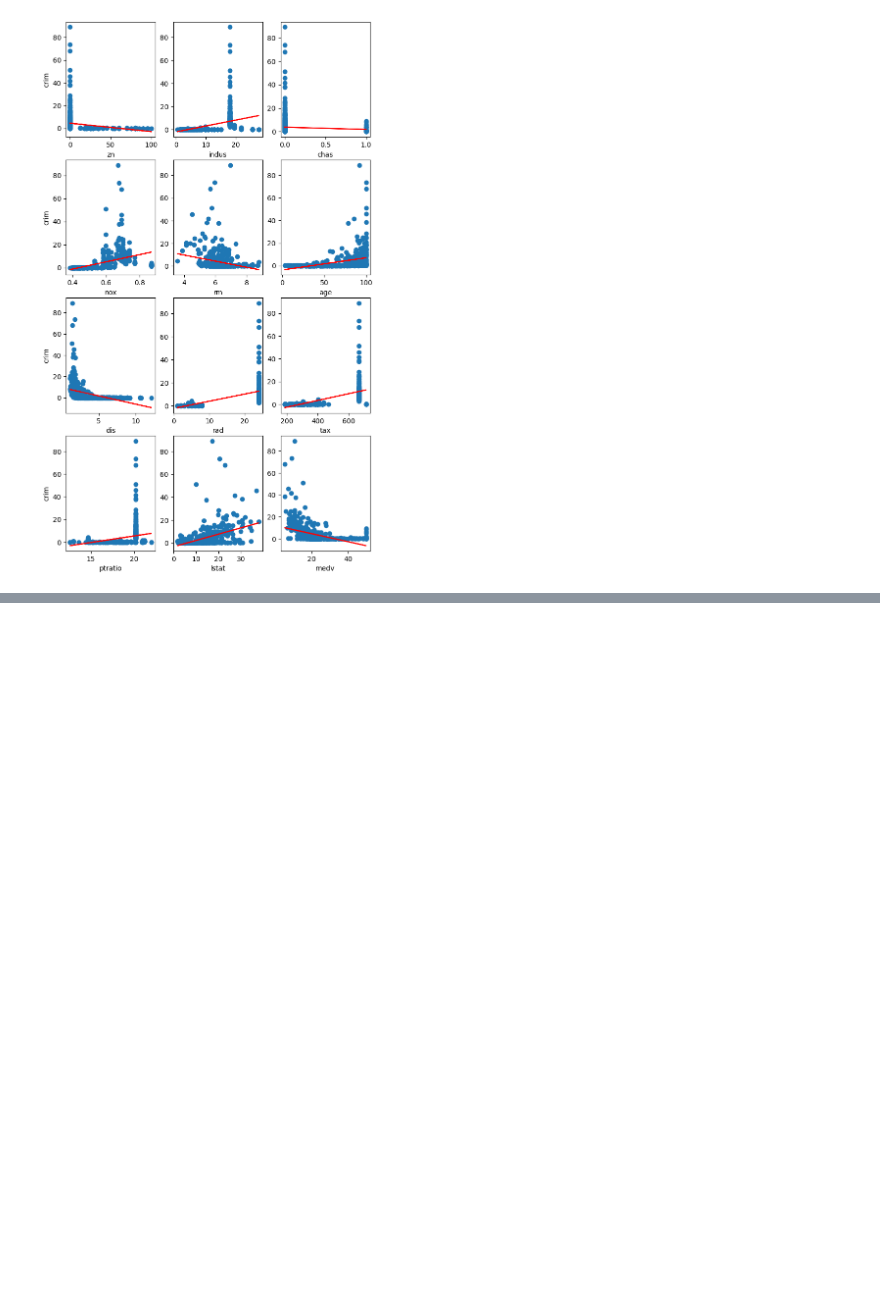
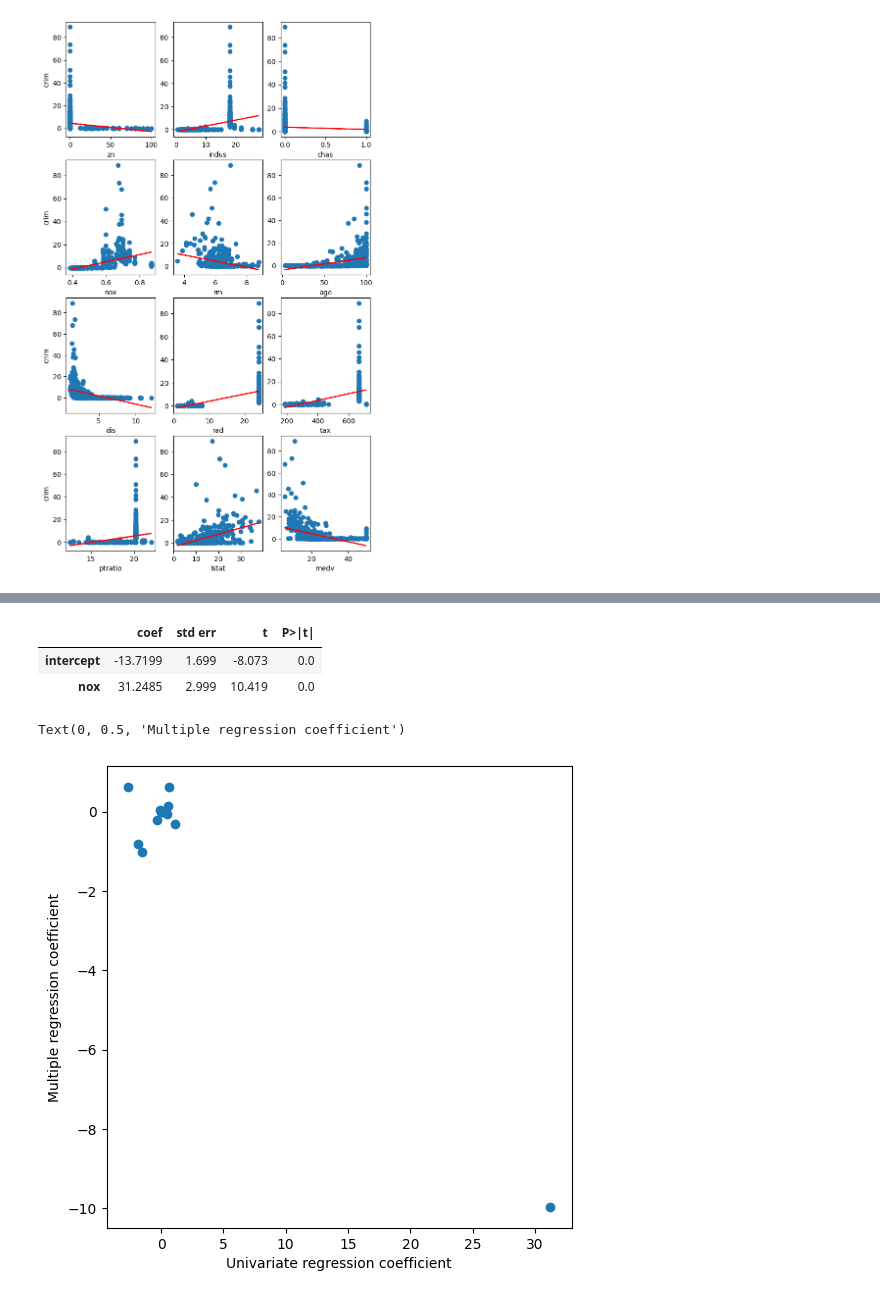
Before and after one commit to dan035-ucsd/MATH-102, a Jupyter notebook: math189/Boston.ipynb, the cells around one changed output, grey strips where cells are left out. Cells and saved outputs as stored; diff of their text form; code cells hidden in the pictures; blank space fills up the shorter version.

```diff
--- a/math189/Boston.ipynb
+++ b/math189/Boston.ipynb
@@ -266,0 +281,22 @@ reg.score(x, y)
+# %%
+col = 'nox'
+y = Boston['crim']
+X = pd.DataFrame ({'intercept ': np.ones(Boston.shape [0]), col: Boston[col]})
+model = sm.OLS(y, X)
+results = model.fit()
+summarize(results)
+# %% [output]
+|  | coef | std err | t | P>|t| |
+| intercept | -13.7199 | 1.699 | -8.073 | 0.0 |
+| nox | 31.2485 | 2.999 | 10.419 | 0.0 |
+# %%
+x = [-0.0739, 0.5098, -1.8928, 31.2485, -2.6841, 0.1078, -1.5509, 0.6179, 0.0297, 1.1520, 0.5488, -0.3632]
+y = [0.0457, -0.0584, -0.8254, -9.9576, 0.6289, -.0008, -1.0122, 0.6125, -0.0038, -0.3041, 0.1388, -0.2201]
+
+fig, ax = subplots(figsize=(6,6))
+ax.scatter(x, y)
+ax.set_xlabel('Univariate regression coefficient')
+ax.set_ylabel('Multiple regression coefficient')
+# %% [output]
+Text(0, 0.5, 'Multiple regression coefficient')
+[figure, added]
```
Also changed, not shown: parts of 1 cell of this notebook, 4 other files.
